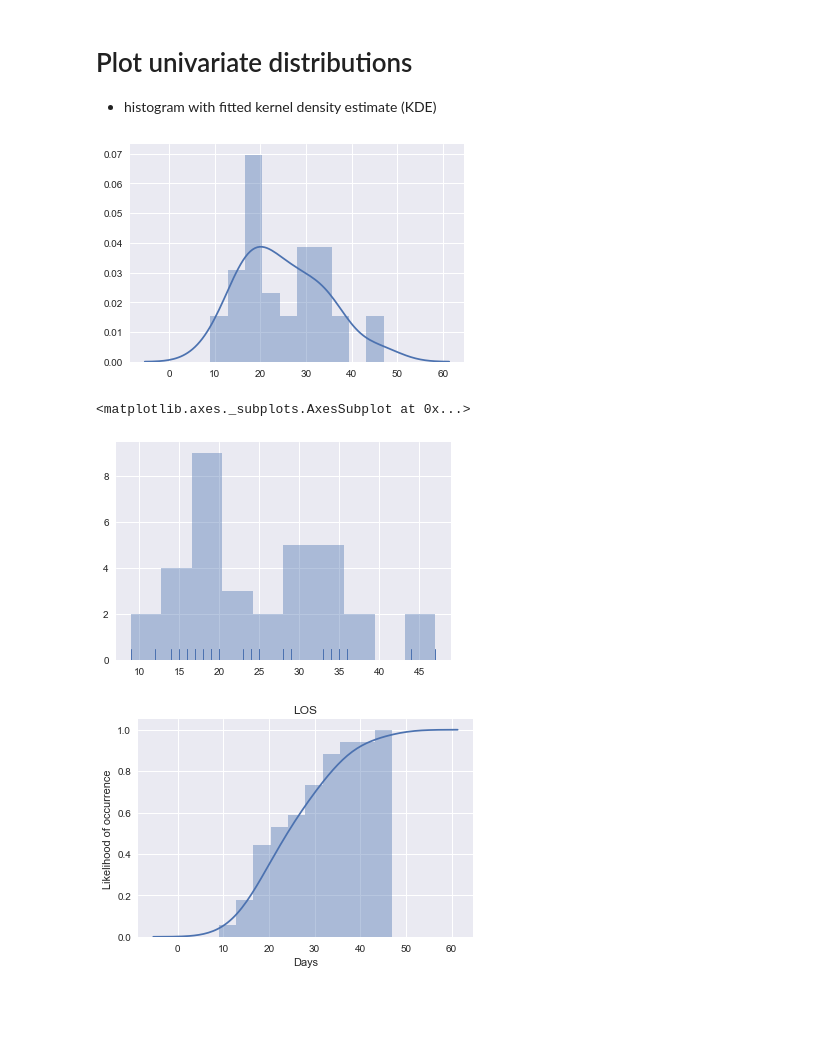
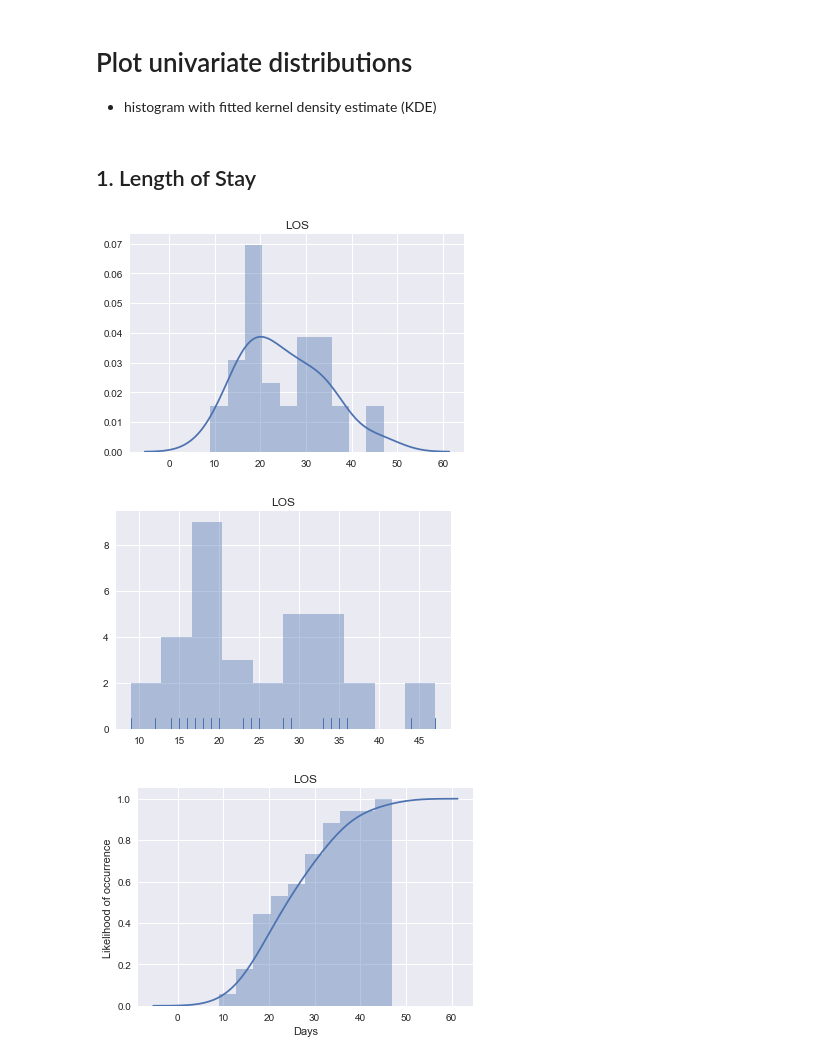
Before and after one commit to kamshee/activity-recognition-process, a Jupyter notebook: lengthofstay.ipynb, the cells around one changed output. Cells and saved outputs as stored; diff of their text form; code cells hidden in the pictures; blank space fills up the shorter version.

```diff
--- a/lengthofstay.ipynb
+++ b/lengthofstay.ipynb
@@ -35,17 +48,22 @@ los.describe()
 # %% [markdown]
 # Plot univariate distributions
 - histogram with fitted kernel density estimate (KDE)
+# %% [markdown]
+## 1. Length of Stay
 # %%
 # x = np.random.normal(size=100)
 sns.distplot(los, bins=10);
+plt.title('LOS')
+plt.show()
 # %% [output]
-[figure, old version]
+[figure, new version]
 # %%
 # Histogram with rug plot (tick for every observation)
 sns.distplot(los, bins=10, kde=False, rug=True)
+plt.title('LOS')
+plt.show()
 # %% [output]
-<matplotlib.axes._subplots.AxesSubplot at 0x...>
-[figure, old version]
+[figure, new version]
 # %%
 sns.distplot(los, bins=10,
              hist_kws=dict(cumulative=True),
```
Also changed, not shown: parts of 8 cells of this notebook, 3 other files.
